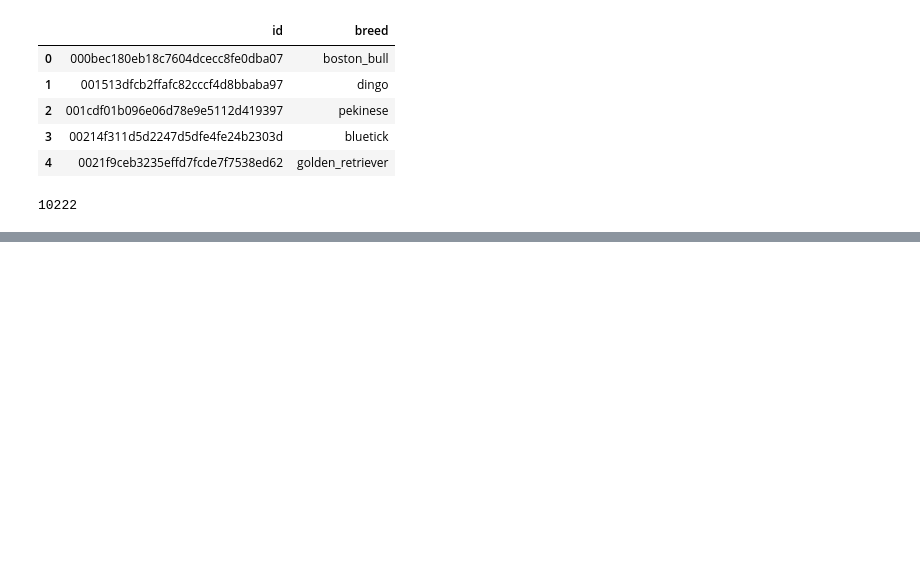
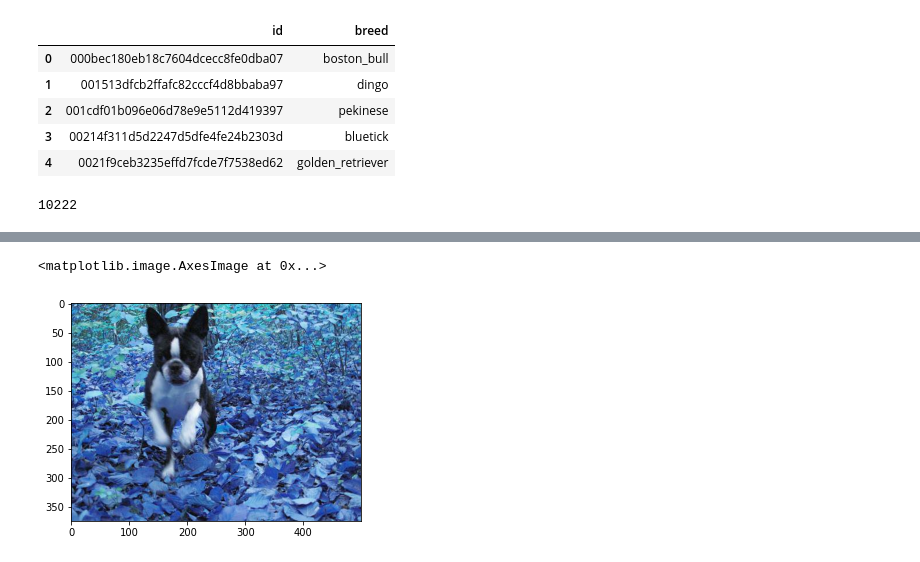
Before and after one commit to jrebolo/fia, a Jupyter notebook: projeto01/viewData.ipynb, the cells around one changed output, grey strips where cells are left out. Saved outputs shown, nothing was run; the diff lists cells and outputs as text; code cells hidden in the pictures; blank space fills up the shorter version.

```diff
--- a/projeto01/viewData.ipynb
+++ b/projeto01/viewData.ipynb
@@ -33,3 +49,8 @@ y = boolean_labels
+# %%
+plt.imshow(cv2.imread(filenames[0]))
+# %% [output]
+<matplotlib.image.AxesImage at 0x...>
+[figure, added]
 # %%
 print(f"Number of training images: {len(X)}")
 print(f"Number of labels: {len(y)}")
```
Also changed, not shown: parts of 4 cells of this notebook.
